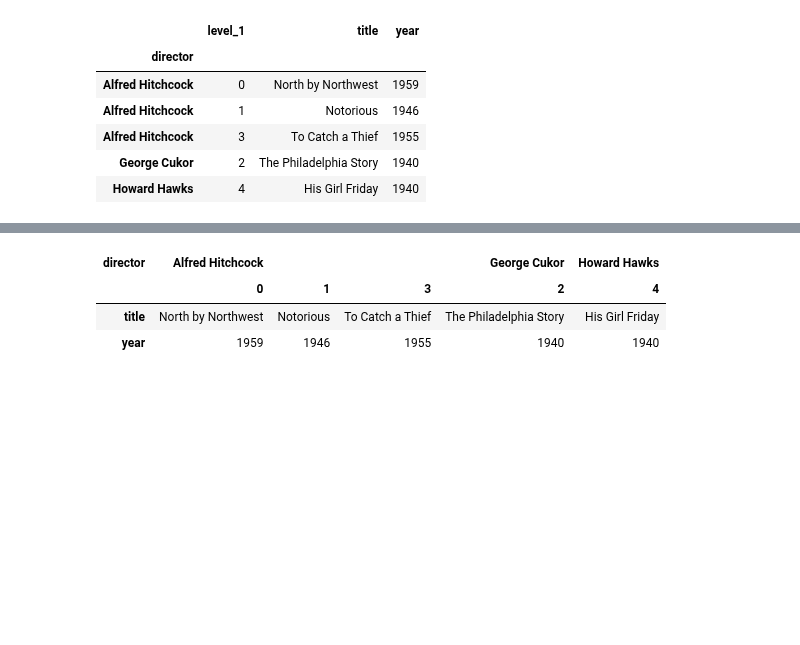
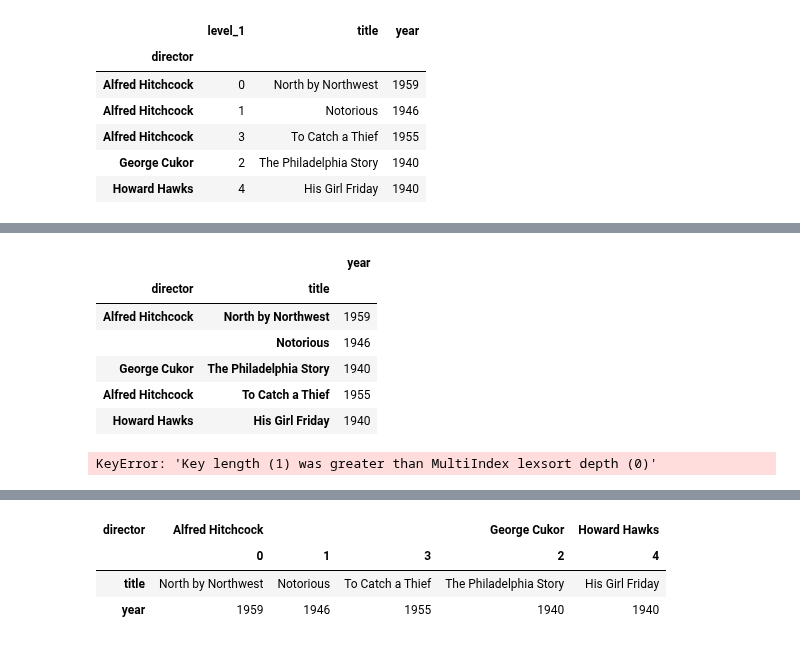
Before and after one commit to brandon-rhodes/pycon-pandas-tutorial, a Jupyter notebook: Diagrams.ipynb, the cells around one changed output, grey strips where cells are left out. Saved outputs shown, nothing was run; the diff lists cells and outputs as text; code cells hidden in the pictures; blank space fills up the shorter version.

```diff
--- a/Diagrams.ipynb
+++ b/Diagrams.ipynb
@@ -192,0 +259,2 @@ df2.reset_index(1, col_fill='blah')
+# %%
+p(df1.set_index('director'))
@@ -192,0 +265,2 @@ df2.reset_index(1, col_fill='blah')
+# %%
+df1.set_index('director').set_index('title', append=True).loc['Alfred Hitchcock']
@@ -192,0 +273,14 @@ df2.reset_index(1, col_fill='blah')
+# %%
+df1.set_index(['director', 'title'])
+# %% [output]
+|  |  | year |
+| director | title |  |
+| Alfred Hitchcock | North by Northwest | 1959 |
+|  | Notorious | 1946 |
+| George Cukor | The Philadelphia Story | 1940 |
+| Alfred Hitchcock | To Catch a Thief | 1955 |
+| Howard Hawks | His Girl Friday | 1940 |
+# %%
+df1.set_index(['director', 'title']).loc['Alfred Hitchcock':'George Cukor']
+# %% [output]
+KeyError: 'Key length (1) was greater than MultiIndex lexsort depth (0)'
```
Also changed, not shown: parts of 21 cells of this notebook, 6 other files.
